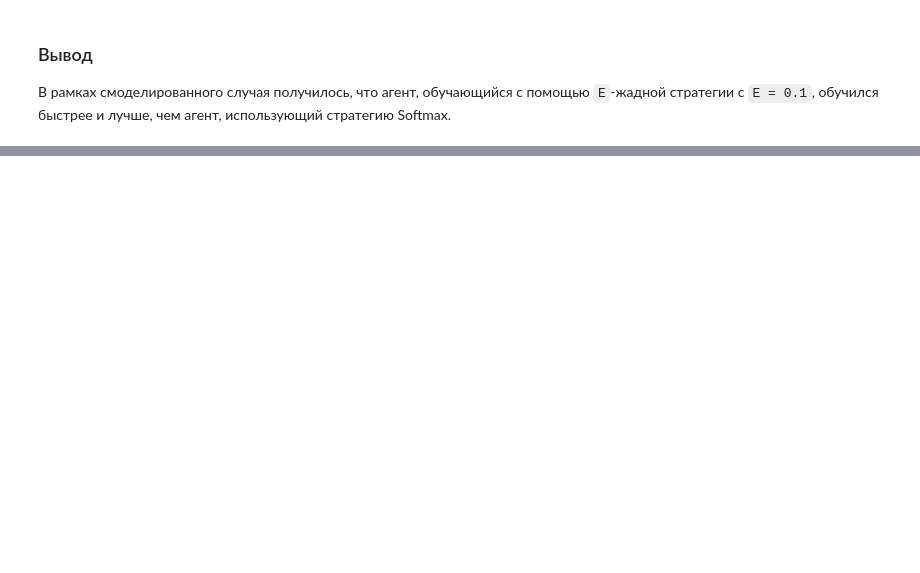
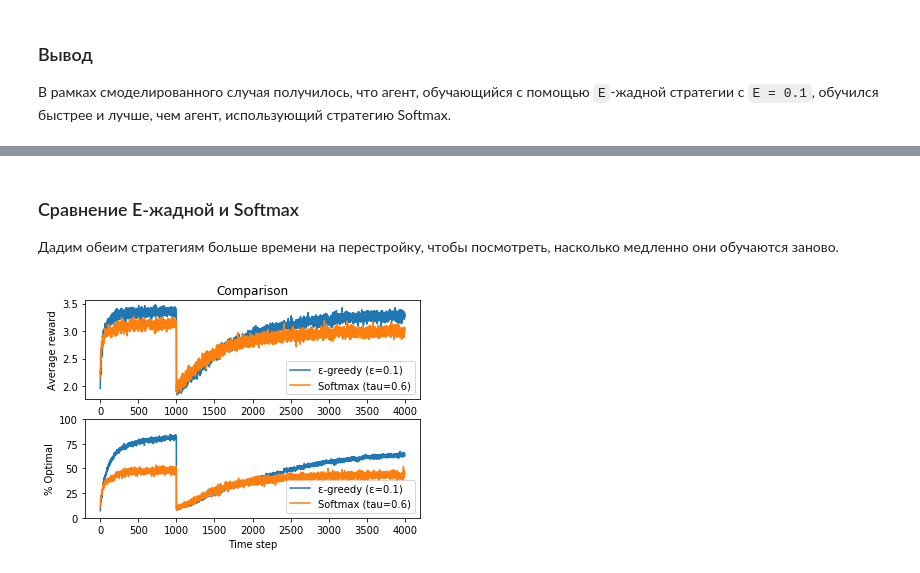
Before and after one commit to NameArtem/multi-armed-bandit, a Jupyter notebook: Task.ipynb, the cells around one changed output, grey strips where cells are left out. Cells and saved outputs as stored; diff of their text form; code cells hidden in the pictures; blank space fills up the shorter version.

```diff
--- a/Task.ipynb
+++ b/Task.ipynb
@@ -131,0 +145,9 @@ all_env.plot(all_scores, all_optimal)
+# %% [markdown]
+### Сравнение E-жадной и Softmax
+
+Дадим обеим стратегиям больше времени на перестройку, чтобы посмотреть, насколько медленно они обучаются заново.
+# %%
+all_scores_with_change, all_optimal_with_change = all_env.run_with_change(n_trials, n_trials * 3, n_experiments)
+all_env.plot(all_scores_with_change, all_optimal_with_change)
+# %% [output]
+[figure, added]
```
Also changed, not shown: parts of 11 cells of this notebook, 1 other file.
